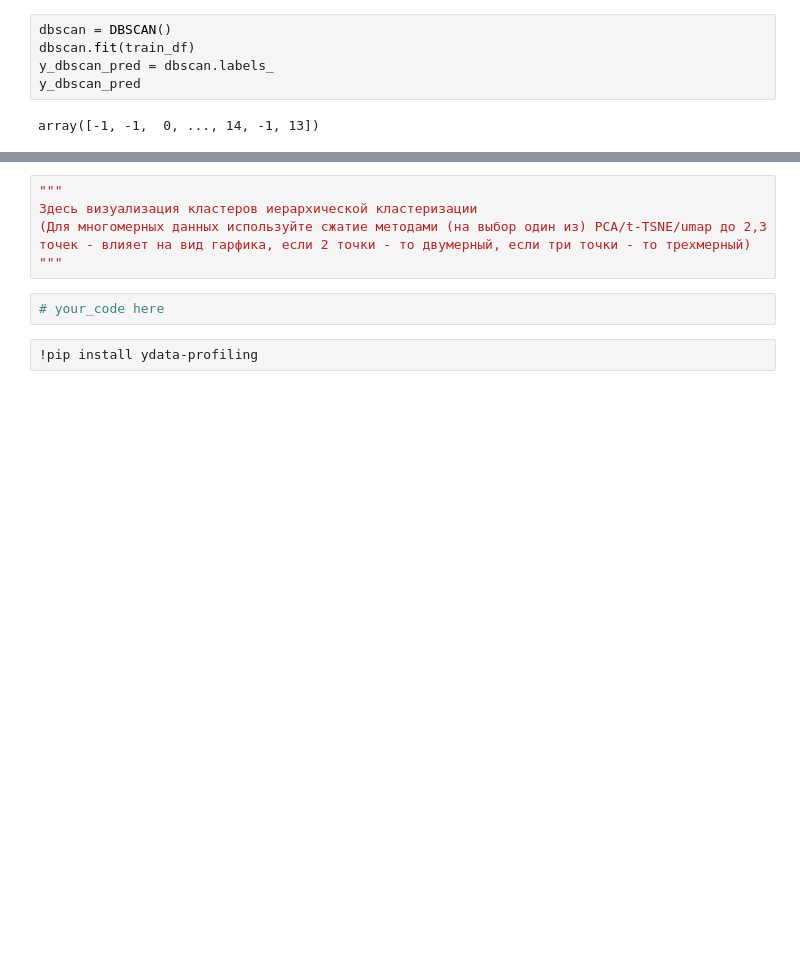
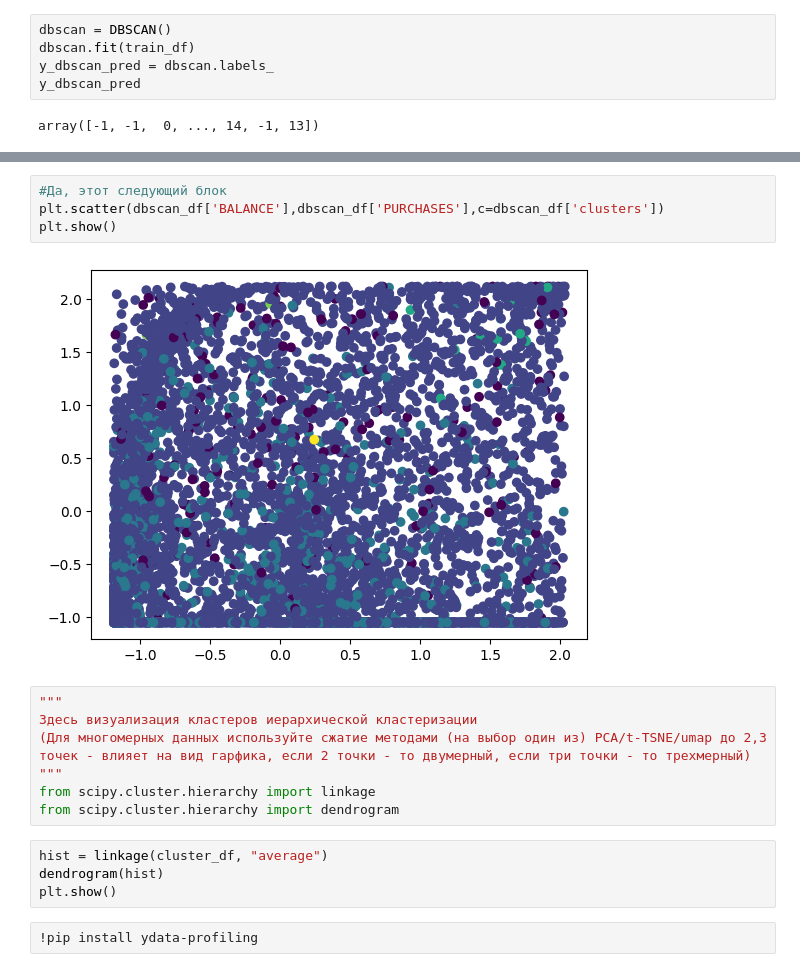
Before and after one commit to Dev-Atom42/MachineLearning-Calobaratory, a Jupyter notebook: Задание_4.ipynb, the cells around one changed output, grey strips where cells are left out. Cells and saved outputs as stored; diff of their text form; blank space fills up the shorter version.

```diff
--- a/Задание_4.ipynb
+++ b/Задание_4.ipynb
@@ -301,10 +387,20 @@ dbscan_df.head(10)
+# %%
+#Да, этот следующий блок
+plt.scatter(dbscan_df['BALANCE'],dbscan_df['PURCHASES'],c=dbscan_df['clusters'])
+plt.show()
+# %% [output]
+[figure, added]
 # %%
 """
 Здесь визуализация кластеров иерархической кластеризации
 (Для многомерных данных используйте сжатие методами (на выбор один из) PCA/t-TSNE/umap до 2,3 точек - влияет на вид гарфика, если 2 точки - то двумерный, если три точки - то трехмерный)
 """
+from scipy.cluster.hierarchy import linkage
+from scipy.cluster.hierarchy import dendrogram
-# %%
-# your_code here
+# %%
+hist = linkage(cluster_df, "average")
+dendrogram(hist)
+plt.show()
 # %%
 !pip install ydata-profiling
 # %% [markdown]
```
Also changed, not shown: parts of 12 cells of this notebook.
